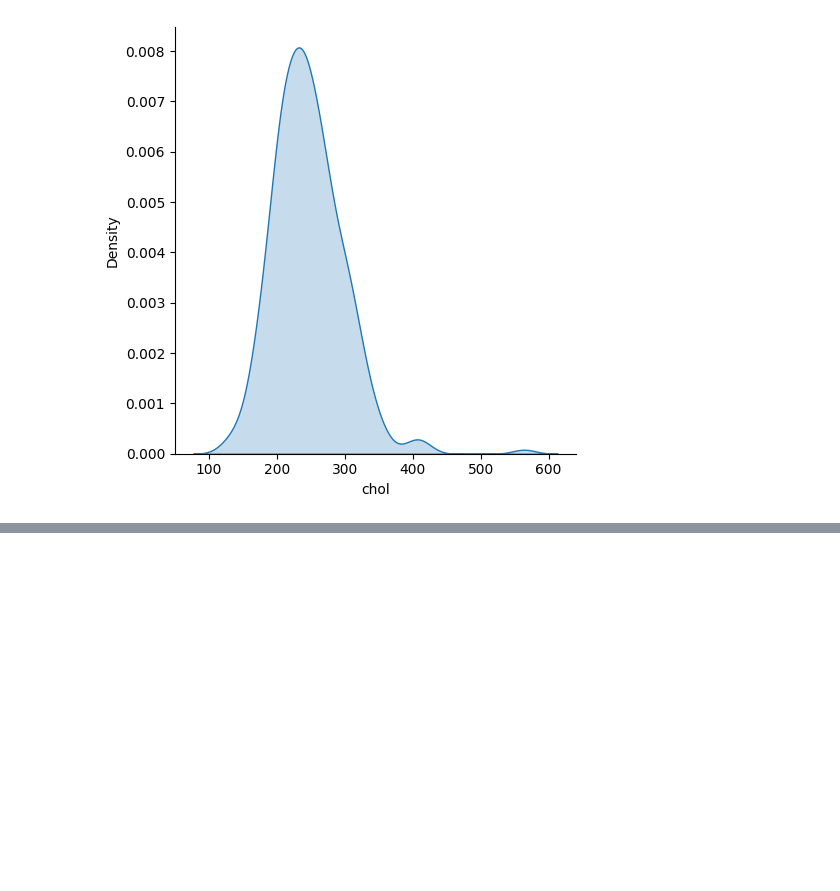
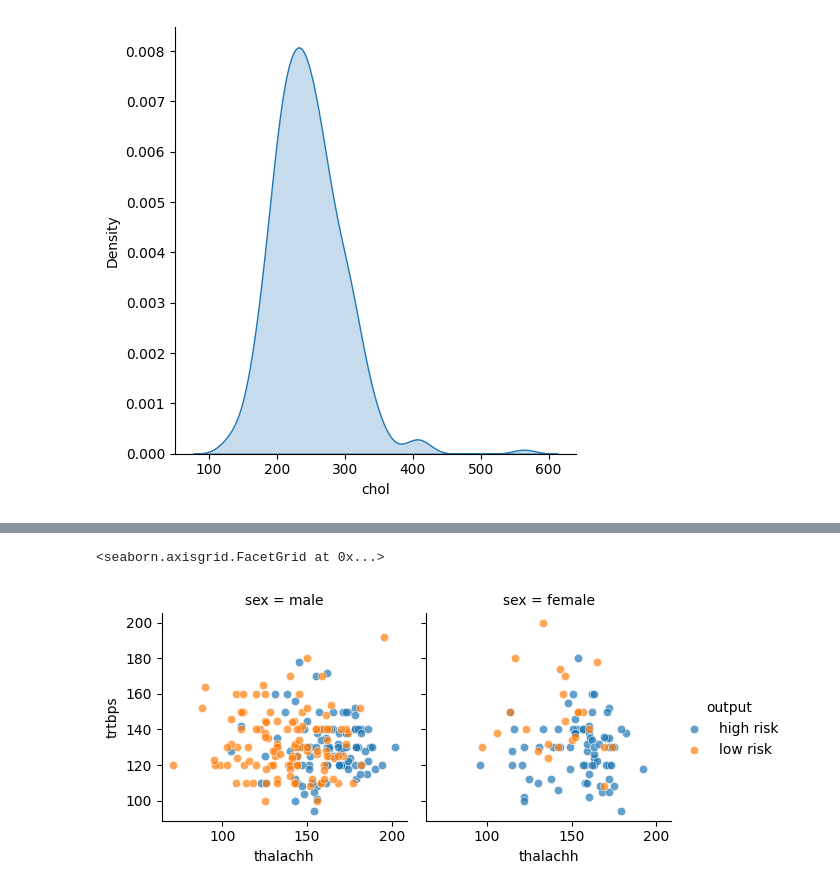
Before and after one commit to SamiAnttalainen/Heart_Attack_Analysis-Project, a Jupyter notebook: Heart_Attack_Analysis.ipynb, the cells around one changed output, grey strips where cells are left out. Cells and saved outputs as stored; diff of their text form; code cells hidden in the pictures; blank space fills up the shorter version.

```diff
--- a/Heart_Attack_Analysis.ipynb
+++ b/Heart_Attack_Analysis.ipynb
@@ -150,0 +194,7 @@ g2.add_legend()
+# %%
+g3 = sns.FacetGrid(df, col='sex', hue='output')
+g3.map(sns.scatterplot, 'thalachh', 'trtbps', alpha=.7)
+g3.add_legend()
+# %% [output]
+<seaborn.axisgrid.FacetGrid at 0x...>
+[figure, added]
```
Also changed, not shown: parts of 24 cells of this notebook, 2 other files.
